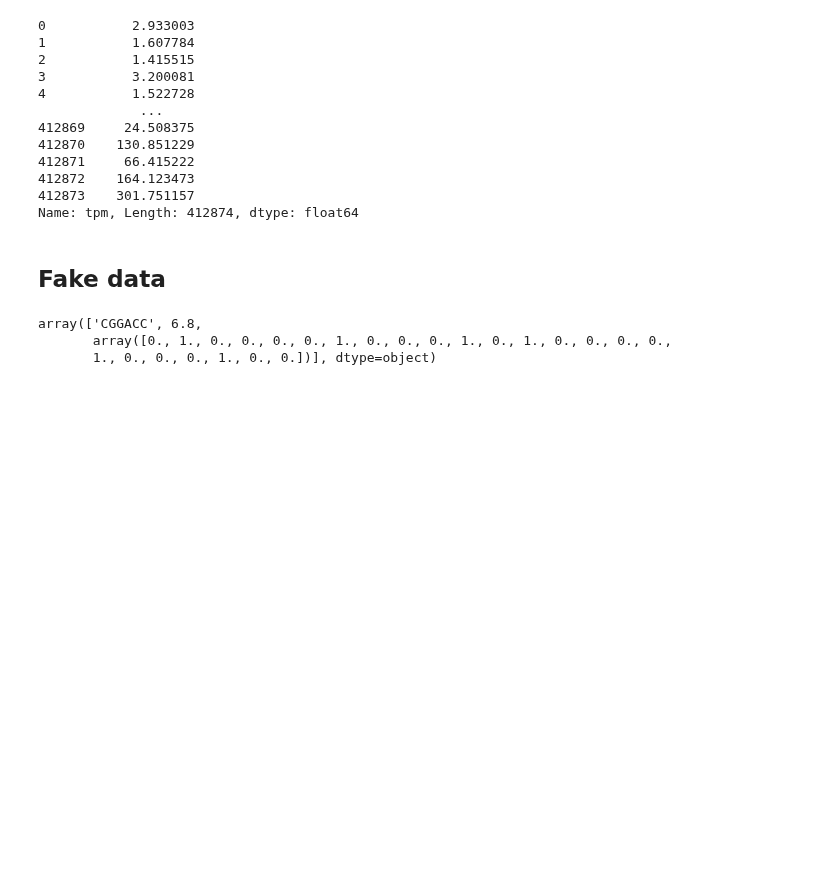
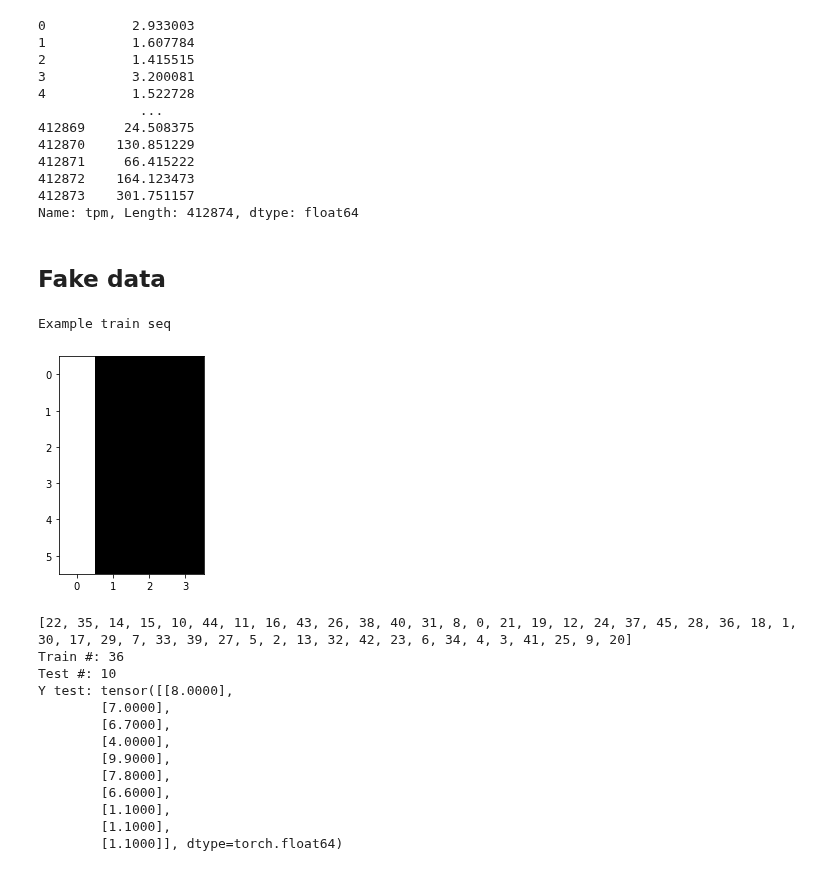
Before and after one commit to erinhwilson/deep-5g-sandbox, a Jupyter notebook: seq_prediction_tinker.ipynb, the cells around one changed output. Cells and saved outputs as stored; diff of their text form; code cells hidden in the pictures; blank space fills up the shorter version.

```diff
--- a/seq_prediction_tinker.ipynb
+++ b/seq_prediction_tinker.ipynb
@@ -171,6 +337,10 @@ def one_hot_encode(seq):
 # %% [markdown]
 ## Fake data
 # %%
+# mostly A = 10.0
+# mostly C = 7.0
+# mostly G = 4.0
+# mostly T = 1.0
 data = [
     ('AAAAAA', 10.0),
     ('ATAAAA', 9.0),
@@ -192,31 +362,47 @@ data = [
     ('AAATAA', 9.1),
     ('AAAAAG', 9.4),
     ('TTAGCT', 3.2),
     ('CAAAAA', 9.9),
     ('ACAAAA', 9.8),
     ('AAAACA', 9.8),
     ('CCAATA', 7.8),
     ('CCCGCC', 6.8),
     ('CGGATC', 6.6),
     ('CACGCC', 6.9),
     ('AGGACG', 6.5),
     ('CGTGCG', 4.9),
     ('GGGGGA', 4.3),
     ('GCCGGA', 4.5),
     ('TGGTGA', 3.5),
     ('CGGTTA', 3.8),
     ('TTGTGA', 2.5),
     ('TTTTTG', 1.1),
     ('TAATAA', 5.6),
     ('GAGTGC', 5.0),
     ('AAATAC', 8.7),
     ('AACAAA', 9.9),
     ('TTCTTT', 1.3),
     ('TTTCTT', 1.2),
     ('TTTTGT', 1.1),
     ('GTTTTT', 1.1),
     ('AACAAA', 9.8),
     ('AAAAGA', 9.7),
     ('TAAAAA', 9.4),
 ]
-df = pd.DataFrame(data, columns = ['seq','score'])
+train_dl, test_dl = build_dataloaders(data)
+# %% [output]
+Example train seq
+[figure, added]
+[22, 35, 14, 15, 10, 44, 11, 16, 43, 26, 38, 40, 31, 8, 0, 21, 19, 12, 24, 37, 45, 28, 36, 18, 1, 30, 17, 29, 7, 33, 39, 27, 5, 2, 13, 32, 42, 23, 6, 34, 4, 3, 41, 25, 9, 20]
+Train #: 36
+Test #: 10
+Y test: tensor([[8.0000],
+        [7.0000],
+        [6.7000],
+        [4.0000],
+        [9.9000],
+        [7.8000],
+        [6.6000],
+        [1.1000],
+        [1.1000],
+        [1.1000]], dtype=torch.float64)
@@ -225,6 +408,0 @@ df['oh'] = df['seq'].apply(lambda x: one_hot_encode(x))
-# %%
-df.values[5]
-# %% [output]
-array(['CGGACC', 6.8,
-       array([0., 1., 0., 0., 0., 0., 1., 0., 0., 0., 1., 0., 1., 0., 0., 0., 0.,
-       1., 0., 0., 0., 1., 0., 0.])], dtype=object)
```
Also changed, not shown: parts of 58 cells of this notebook.
